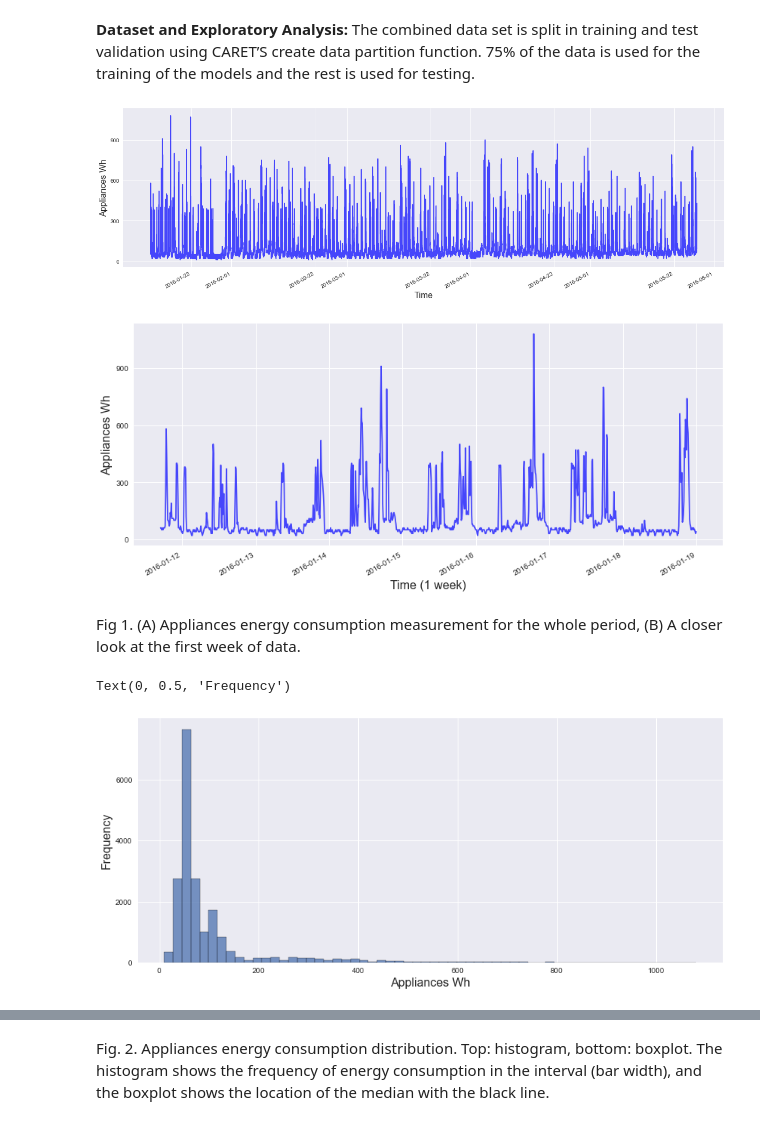
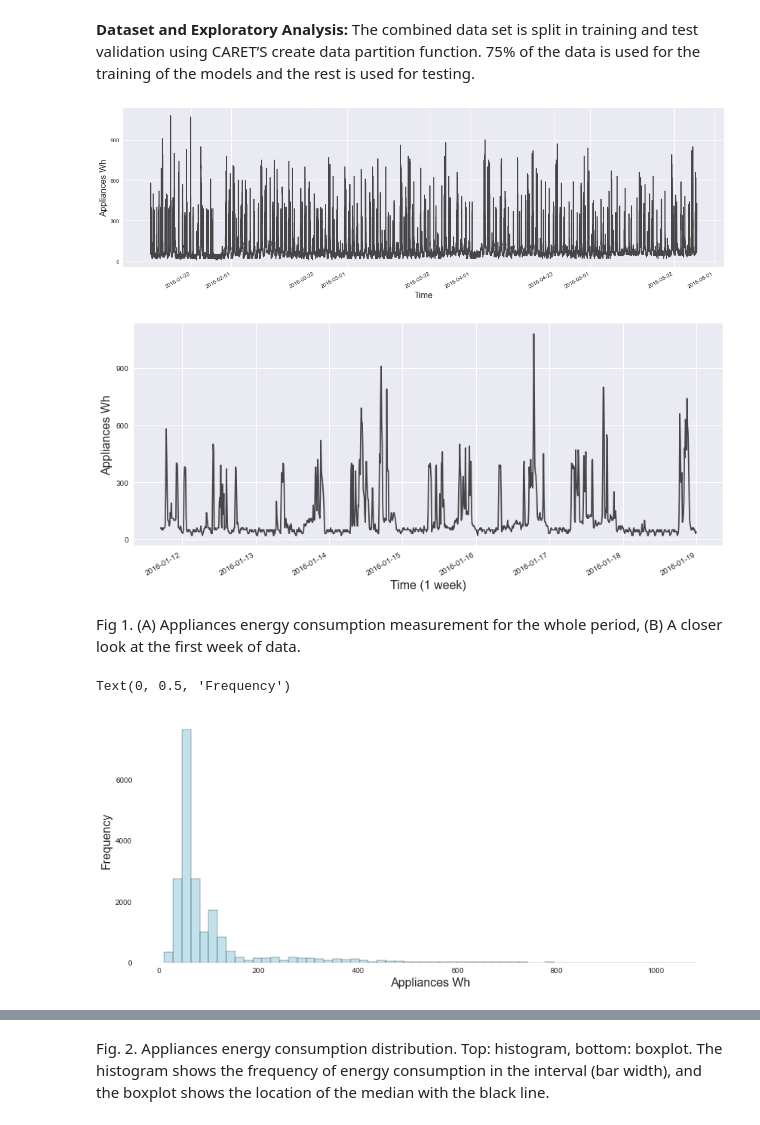
Before and after one commit to mona-piya/DS-portfolio-s1-2021-MonaMunegan, a Jupyter notebook: Portfolio 2.ipynb, the cells around one changed output, grey strips where cells are left out. Drawn from its saved outputs; the diff is of its cells as text; code cells hidden in the pictures.

```diff
--- a/Portfolio 2.ipynb
+++ b/Portfolio 2.ipynb
@@ -58,33 +63,38 @@ __Dataset and Exploratory Analysis:__ The combined data set is split in training
 # %%
 #training.Appliances.loc['2016'].resample('1d').plot(figsize=(14,6), c='blue', alpha = 0.7, grid=True, markersize=0.1)
 #data.Appliances.loc['2016'].plot(figsize=(20,6), c='blue', alpha = 0.7, grid=True, markersize=0.5)
 
-data.Appliances.plot(figsize=(20,6), c='blue', alpha = 0.7, grid=True, markersize=0.5)
+data.Appliances.plot(figsize=(20,6), c='black', alpha = 0.7, grid=True, markersize=0.5)
 plt.yticks(np.arange(0, 1200, 300))
 plt.xlabel('Time', fontsize = 16)
 plt.ylabel('Appliances Wh', fontsize = 16)
+#plt.gca().xaxis.set_major_locator(ticker.MaxNLocator(4))
+
+
 plt.show()
 # %% [output]
-[figure, old version]
+[figure, new version]
 # %%
 start, end = '2016-1-11', '2016-1-18'
-data.Appliances.loc[start:end].plot(figsize=(14,6), c='blue', alpha = 0.7, grid=True)
+data.Appliances.loc[start:end].plot(figsize=(14,6), c='black', alpha = 0.7, grid=True)
 plt.yticks(np.arange(0, 1200, 300))
 plt.xlabel('Time (1 week)', fontsize = 16)
 plt.ylabel('Appliances Wh', fontsize = 16)
+#plt.gca().xaxis.set_major_locator(ticker.MaxNLocator(4))
 plt.show()
 # %% [output]
-[figure, old version]
+[figure, new version]
 # %% [markdown]
 Fig 1. (A) Appliances energy consumption measurement for the whole period, (B) A closer look at the first week of data.
 # %%
+
 plt.figure(figsize=(14,6))
-sns.histplot(data=data, x='Appliances', bins=60)
+sns.histplot(data=data, x='Appliances', bins=60, color='lightblue').set_facecolor('xkcd:white')
 plt.yticks(np.arange(0, 8000, 2000))
 plt.xlabel('Appliances Wh', fontsize = 16)
 plt.ylabel('Frequency', fontsize = 16)
 # %% [output]
 Text(0, 0.5, 'Frequency')
-[figure, old version]
+[figure, new version]
 # %%
 plt.figure(figsize=(14,6))
```
Also changed, not shown: parts of 17 cells of this notebook.
